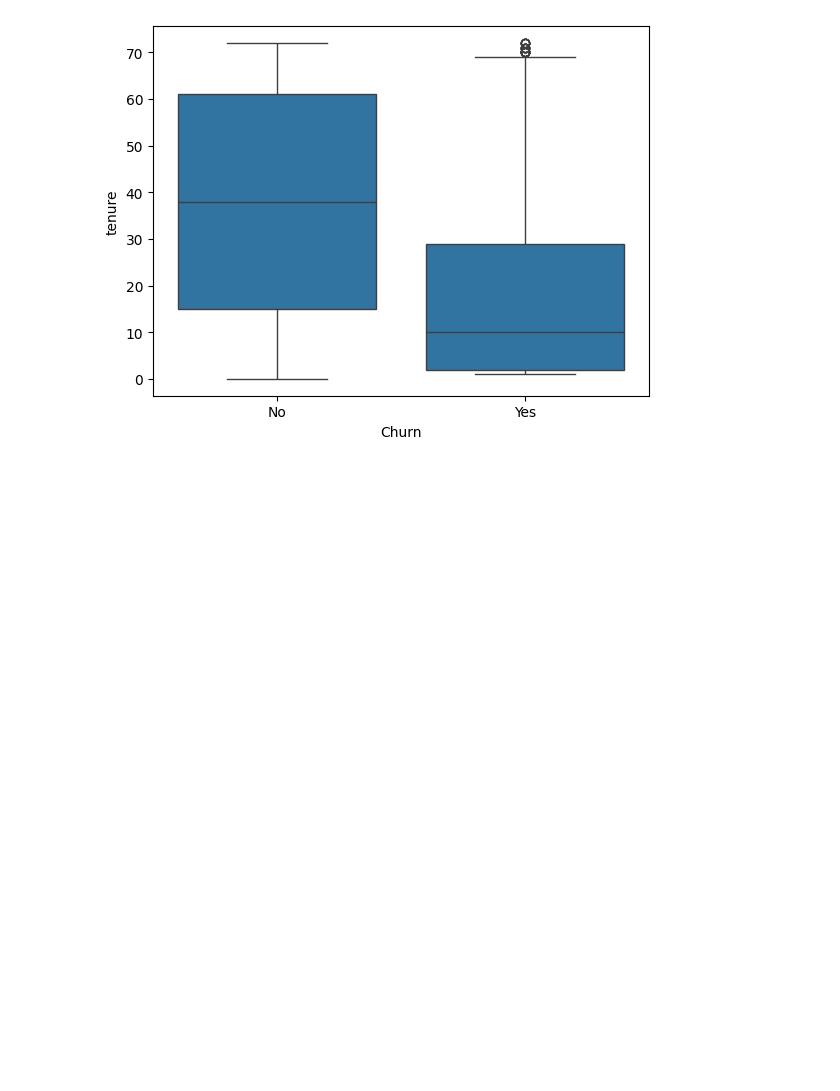
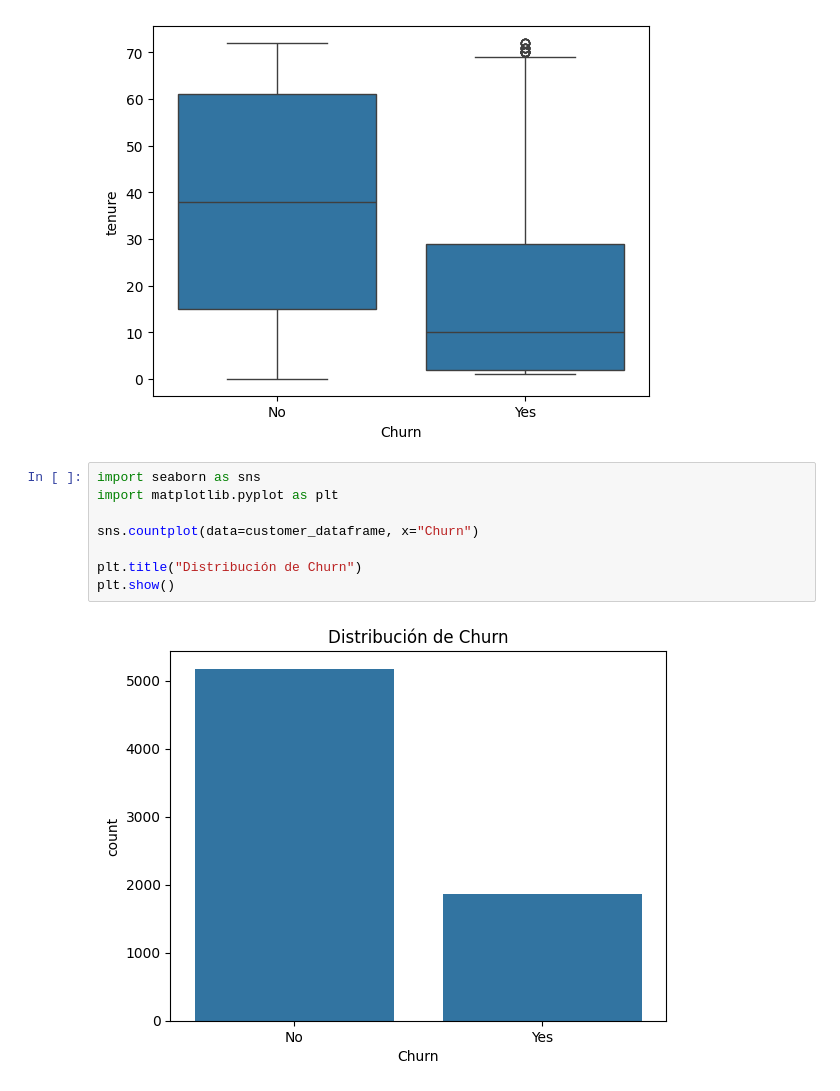
Before and after one commit to MoroniAg/DataScienceProjects, a Jupyter notebook: customer_churn_project/customer_churn.ipynb, the cells around one changed output. Saved outputs shown, nothing was run; the diff lists cells and outputs as text; blank space fills up the shorter version.

```diff
--- a/customer_churn_project/customer_churn.ipynb
+++ b/customer_churn_project/customer_churn.ipynb
@@ -441,3 +441,13 @@ sns.boxplot(
 plt.show()
 # %% [output]
 [figure]
+# %%
+import seaborn as sns
+import matplotlib.pyplot as plt
+
+sns.countplot(data=customer_dataframe, x="Churn")
+
+plt.title("Distribución de Churn")
+plt.show()
+# %% [output]
+[figure, added]
```
Also changed, not shown: parts of 2 cells of this notebook.
